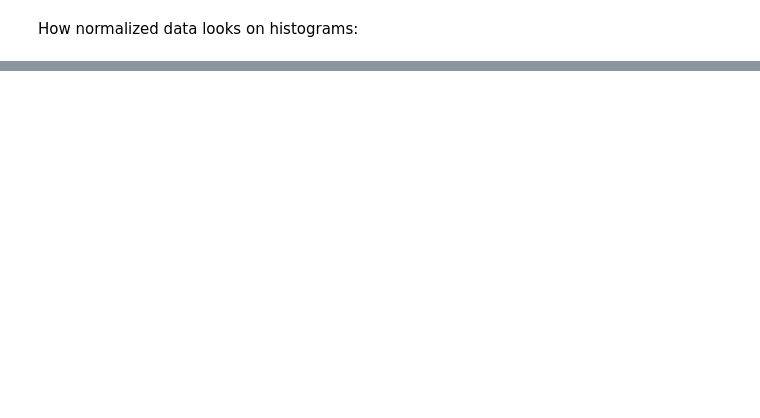
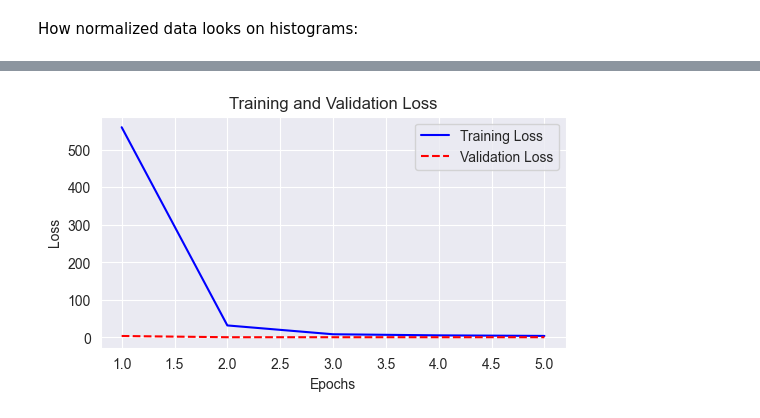
Before and after one commit to daniilstroievskyi/ZNEUS_Project, a Jupyter notebook: eda.ipynb, the cells around one changed output, grey strips where cells are left out. Cells and saved outputs as stored; diff of their text form; code cells hidden in the pictures; blank space fills up the shorter version.

```diff
--- a/eda.ipynb
+++ b/eda.ipynb
@@ -258,0 +288,19 @@ plt.show()
+# %%
+from tensorflow.keras.regularizers import l2
+
+model1 = Sequential([
+    Dense(16, activation="relu", input_shape=(X_train.shape[1],), kernel_regularizer=l2(0.001)),
+    Dropout(0.3),
+    Dense(8, activation="relu", kernel_regularizer=l2(0.001)),
+    Dropout(0.2),
+    Dense(1)
+])
+model1.compile(optimizer=Adam(learning_rate=0.001), loss="mse", metrics=["mae"])
+# %%
+history1 = model1.fit(
+    X_train, y_train,
+    validation_split=0.1,
+    epochs=5,
+    batch_size=32,
+    verbose=1
+)
@@ -259 +318,5 @@ plt.show()
+# %%
+plot_loss(history1)
+# %% [output]
+[figure, added]
 # %%
```
Also changed, not shown: parts of 23 cells of this notebook.
